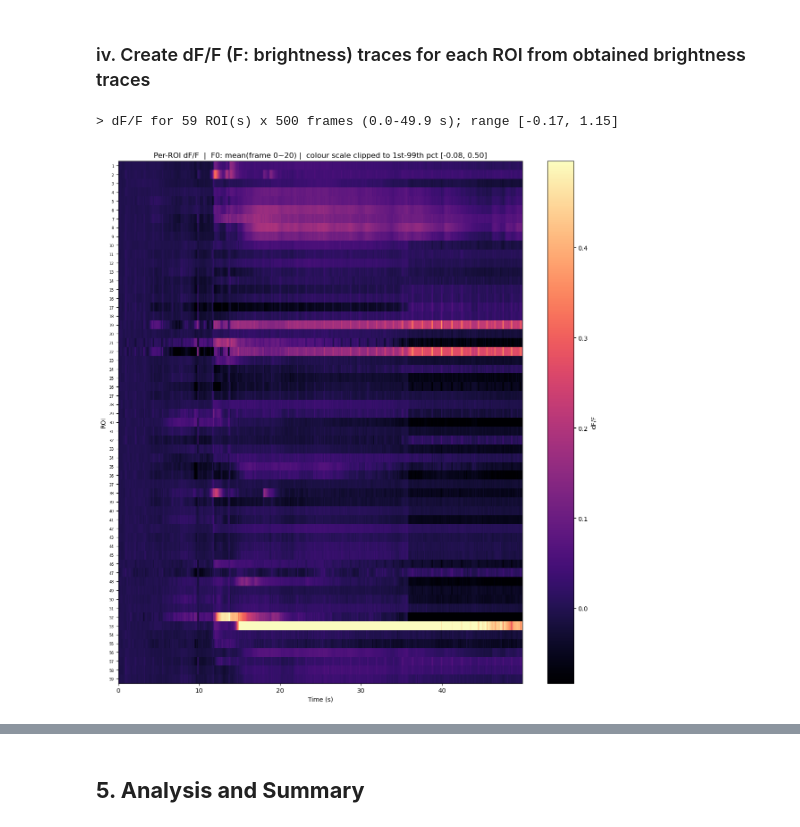
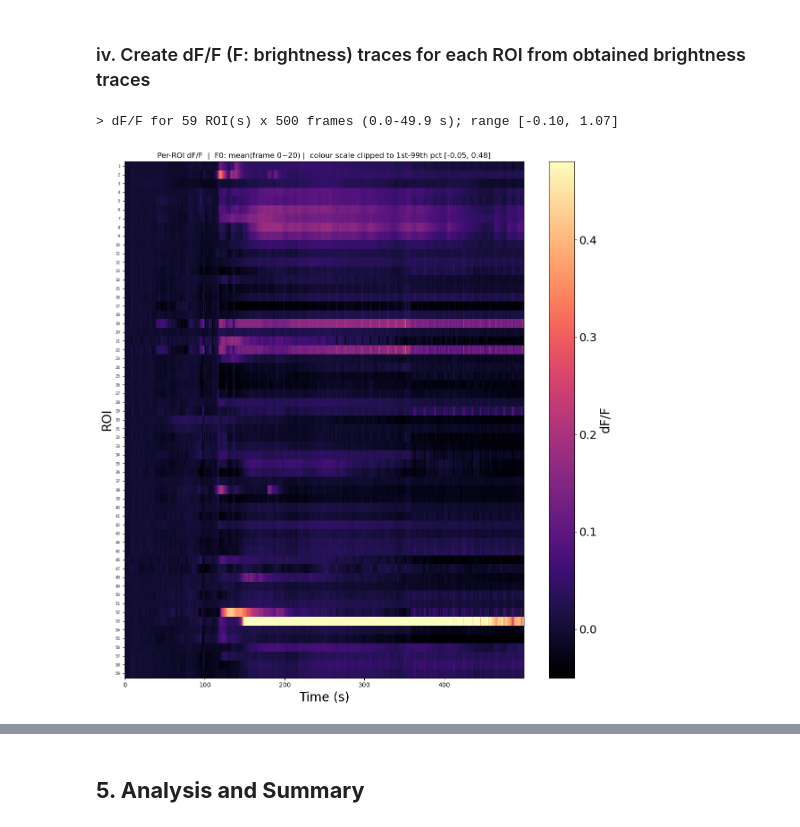
Before and after one commit to leo-lopster/KSLSpikeInference, a Jupyter notebook: process_using_napari.ipynb, the cells around one changed output, grey strips where cells are left out. Cells and saved outputs as stored; diff of their text form; code cells hidden in the pictures.

```diff
--- a/process_using_napari.ipynb
+++ b/process_using_napari.ipynb
@@ -220,17 +210,17 @@ Note that files may be larger than RAM size.
 # %%
 # CONSTANTS
 DENOISE_METHODS = ("gaussian", "nlm", "dct")
-DENOISE_METHOD = "gaussian,nlm"  # comma separated methods, all indicated methods are used
+DENOISE_METHOD = "nlm"  # comma separated methods, all indicated methods are used
 
 DENOISE_SIGMA = 3.0  # gaussian
 
 NLM_PATCH_SIZE = 5  # nlm: size (px) of patches used for patch distance comparison
 NLM_PATCH_DISTANCE = 6  # nlm: max px distance to search for similar patches
-NLM_H_FACTOR = 1.15  # nlm: cut-off distance, scaled by the estimated noise sigma
+NLM_H_FACTOR = 1.25  # nlm: cut-off distance, scaled by the estimated noise sigma
 
-DCT_THRESHOLD_FRACTION = 0.0005  # dct: coefficients below this fraction of the max |coefficient| are zeroed
+DCT_THRESHOLD_FRACTION = 0.05  # dct: coefficients below this fraction of the max |coefficient| are zeroed
 
-BACKGROUND_PERCENTILE = 6 # for normalisation
+BACKGROUND_PERCENTILE = 4 # for normalisation
 # %% [markdown]
 ### **Run Denoising**
 # %%
@@ -622,40 +613,43 @@ print(f"> dF/F for {len(roi_ids)} ROI(s) x {dff_matrix.shape[1]} frames "
       f"({t_plot[0]:.1f}-{t_plot[-1]:.1f} s); "
       f"range [{dff_matrix.min():.2f}, {dff_matrix.max():.2f}]")
 # %% [output]
-> dF/F for 59 ROI(s) x 500 frames (0.0-49.9 s); range [-0.17, 1.15]
+> dF/F for 59 ROI(s) x 500 frames (0.0-49.9 s); range [-0.10, 1.07]
 # %%
 # QC plot A -- dF/F spectrograph: one row per ROI, x = time (s), pixel = dF/F.
 # Rows come from dff_dict via roi_ids/dff_matrix (F0 = mean of the first
 # BASELINE_SLIDES frames). magma (perceptually uniform) per CLAUDE.md 5; jet is avoided.
 
 # Robust colour limits -- without them a couple of large transients compress
 # every other ROI to black. The scale is clipped, not neutral, so it is stated
 # in the title.
 vmin, vmax = np.percentile(dff_matrix, [1, 99])
 
 fig, ax = plt.subplots(figsize=(12, 0.18 * len(roi_ids) + 2))
 im = ax.imshow(
     dff_matrix,
     aspect="auto",
     cmap="magma",
     interpolation="nearest",
     vmin=vmin,
     vmax=vmax,
-    extent=[t_plot[0], t_plot[-1], len(roi_ids) - 0.5, -0.5],
+    # extent=[t_plot[0], t_plot[-1], len(roi_ids) - 0.5, -0.5],
 )
 ax.set_yticks(range(len(roi_ids)))
 ax.set_yticklabels([str(r) for r in roi_ids], fontsize=6)
-ax.set_xlabel("Time (s)")
-ax.set_ylabel("ROI")
+ax.set_xlabel("Time (s)", fontsize=20)
+ax.set_ylabel("ROI", fontsize=20)
 ax.set_title(
     f"Per-ROI dF/F  |  F0: mean(frame 0~{BASELINE_SLIDES}) |  "
     f"colour scale clipped to 1st-99th pct [{vmin:.2f}, {vmax:.2f}]"
 )
-fig.colorbar(im, ax=ax, label="dF/F")
+cbar = fig.colorbar(im, ax=ax)
+cbar.ax.tick_params(labelsize=18)
+cbar.set_label('dF/F', size=20)
+
 plt.tight_layout()
 plt.show()
 # %% [output]
-[figure, old version]
+[figure, new version]
 # %%
 # QC plot B -- stacked dF/F line charts: one subplot per ROI, tightly stacked,
 # trace only (no grid, no spines/ticks), ROI number in the left padding.
```
Also changed, not shown: parts of 32 cells of this notebook, 10 other files.
